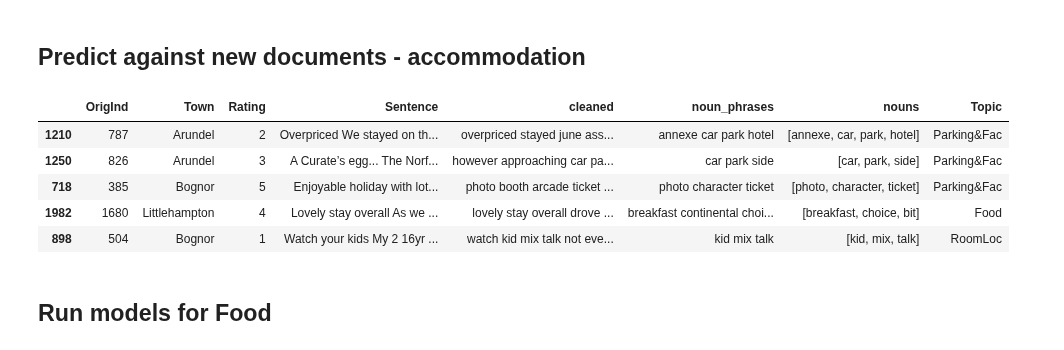
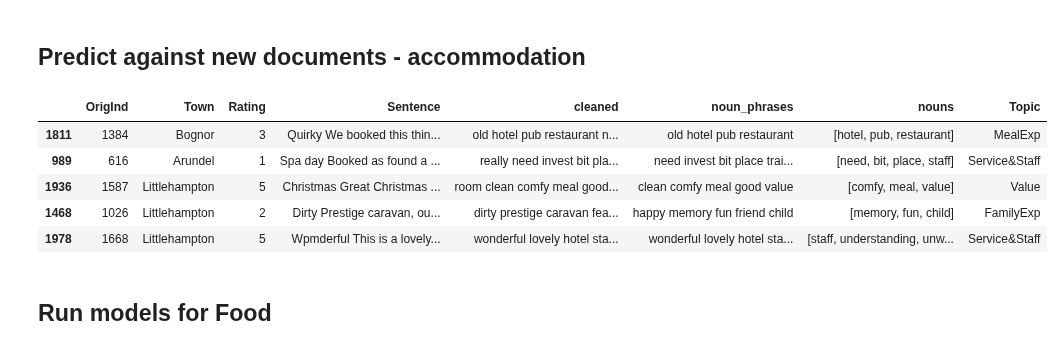
Before and after one commit to Auckland68/Arun-Travel-Reviews-Analysis, a Jupyter notebook: TopicModels/Notebook10TopicExtractionModelsLDA&NMF.ipynb, the cells around one changed output. Cells and saved outputs as stored; diff of their text form; code cells hidden in the pictures.

```diff
--- a/TopicModels/Notebook10TopicExtractionModelsLDA&NMF.ipynb
+++ b/TopicModels/Notebook10TopicExtractionModelsLDA&NMF.ipynb
@@ -836,22 +839,22 @@ Analysis:
 # Predict on test set - transform the joined nouns to a vector using the fitted vectorizer and then transform the vector using the fitted nmf weights
 vec_test = cv_accom.transform(accom_nouns_joined_test)
 predicted_test = pd.DataFrame(count_mod.transform(vec_test))
-predicted_test.columns = ["Room","Service&Staff","HotelGen","Food","Leisure","CustServ","MealExp","FamilyExp","Value","Parking&Fac","RoomComf","RoomFac",
-                         "Location","RoomLoc"]
+predicted_test.columns = ["Room","Service&Staff","HotelGen","Food","Leisure","CustServ","FamilyExp","MealExp","Parking&Fac","RoomComf","Value","RoomFac",
+                         "Location","Entertainment&Activities"]
 predicted_test["TOP"] = predicted_test.idxmax(axis="columns")
 # %%
 # Add predictions to the original test dataframe and drop those where there is just one noun
 predict_test_df = pd.DataFrame(df_accom_test[["OrigInd","Town","Rating","all_text","cleaned_sentences","noun_phrases","nouns"]]).reset_index(drop = True)
 predictions_accom = pd.concat([predict_test_df,predicted_test["TOP"]],axis = 1,ignore_index = True)
 predictions_accom.columns = ["OrigInd","Town","Rating","Sentence","cleaned","noun_phrases","nouns","Topic"]
 predictions_accom["len"] = predictions_accom["nouns"].apply(lambda x: len(x))
 predictions_accom = predictions_accom[predictions_accom["len"]>2]
 predictions_accom.drop(columns = ["len"],axis = 1,inplace = True)
-#predictions_accom.sample(5,random_state = 1)
+predictions_accom.sample(5,random_state = 1)
 # %% [output]
 |  | OrigInd | Town | Rating | Sentence | cleaned | noun_phrases | nouns | Topic |
-| 1210 | 787 | Arundel | 2 | Overpriced We stayed on th... | overpriced stayed june ass... | annexe car park hotel | [annexe, car, park, hotel] | Parking&Fac |
-| 1250 | 826 | Arundel | 3 | A Curate’s egg... The Norf... | however approaching car pa... | car park side | [car, park, side] | Parking&Fac |
-| 718 | 385 | Bognor | 5 | Enjoyable holiday with lot... | photo booth arcade ticket ... | photo character ticket | [photo, character, ticket] | Parking&Fac |
-| 1982 | 1680 | Littlehampton | 4 | Lovely stay overall As we ... | lovely stay overall drove ... | breakfast continental choi... | [breakfast, choice, bit] | Food |
-| 898 | 504 | Bognor | 1 | Watch your kids My 2 16yr ... | watch kid mix talk not eve... | kid mix talk | [kid, mix, talk] | RoomLoc |
+| 1811 | 1384 | Bognor | 3 | Quirky We booked this thin... | old hotel pub restaurant n... | old hotel pub restaurant | [hotel, pub, restaurant] | MealExp |
+| 989 | 616 | Arundel | 1 | Spa day Booked as found a ... | really need invest bit pla... | need invest bit place trai... | [need, bit, place, staff] | Service&Staff |
+| 1936 | 1587 | Littlehampton | 5 | Christmas Great Christmas ... | room clean comfy meal good... | clean comfy meal good value | [comfy, meal, value] | Value |
+| 1468 | 1026 | Littlehampton | 2 | Dirty Prestige caravan, ou... | dirty prestige caravan fea... | happy memory fun friend child | [memory, fun, child] | FamilyExp |
+| 1978 | 1668 | Littlehampton | 5 | Wpmderful This is a lovely... | wonderful lovely hotel sta... | wonderful lovely hotel sta... | [staff, understanding, unw... | Service&Staff |
```
Also changed, not shown: parts of 30 cells of this notebook.
